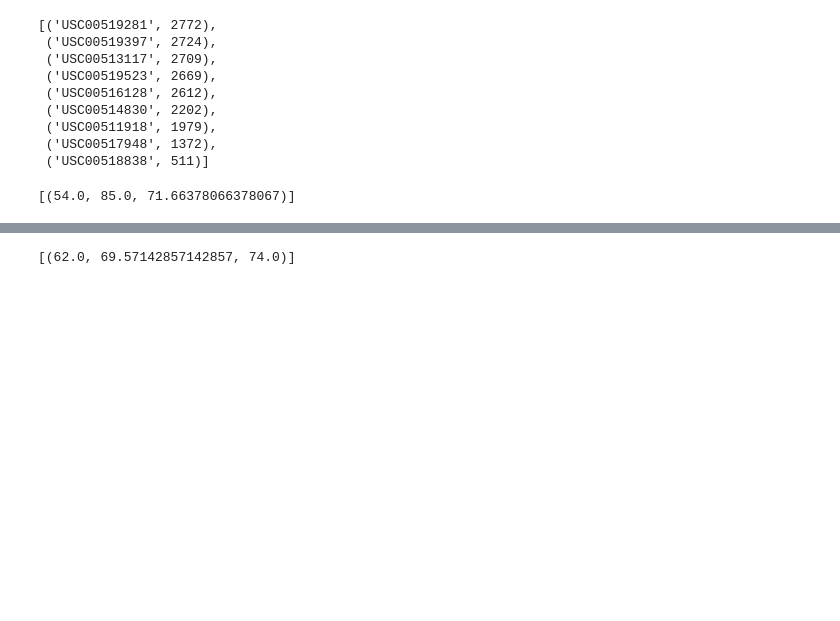
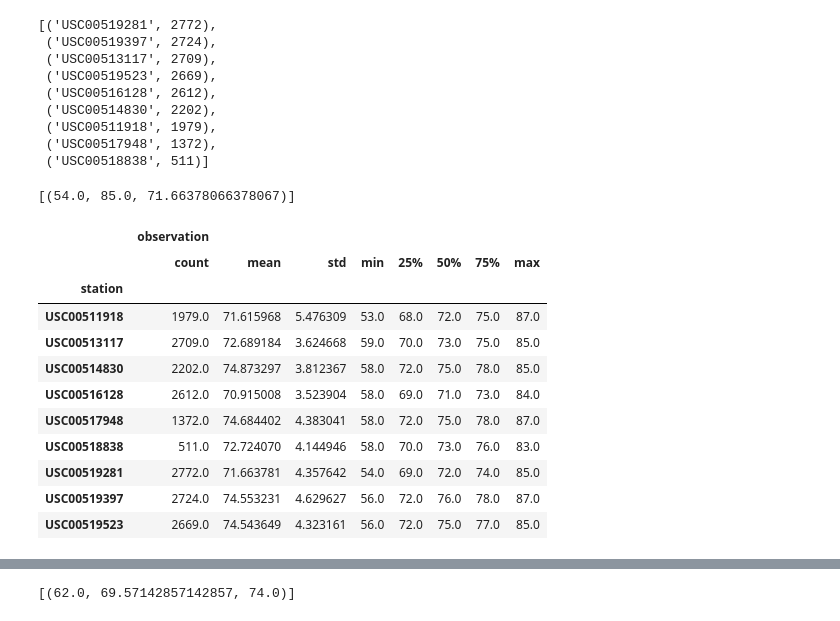
Before and after one commit to Gan001/dataviz-homework, a Jupyter notebook: Module-10/climate_starter.ipynb, the cells around one changed output, grey strips where cells are left out. Drawn from its saved outputs; the diff is of its cells as text; code cells hidden in the pictures; blank space fills up the shorter version.

Commit message:
counted stations

```diff
--- a/Module-10/climate_starter.ipynb
+++ b/Module-10/climate_starter.ipynb
@@ -123,0 +141,8 @@ df.describe()
+# %%
+active_station = session.query(Measurement.station, Measurement.tobs).all()
+# for station in active_station:
+#     print(station)
+count_df = pd.DataFrame(active_station, columns = ['station', 'observation'])
+group_df = count_df.groupby(['station'])
+group_df.count().sort_values(by= 'observation', ascending = False)
+#count_df.head()
@@ -139,6 +176,21 @@ df.describe()
 # highest temperature recorded, and average temperature most active station?
 # %% [output]
 [(54.0, 85.0, 71.66378066378067)]
+# %%
+group_df.describe()
+# %% [output]
+|  | observation |  |  |  |  |  |  |  |
+|  | count | mean | std | min | 25% | 50% | 75% | max |
+| station |  |  |  |  |  |  |  |  |
+| USC00511918 | 1979.0 | 71.615968 | 5.476309 | 53.0 | 68.0 | 72.0 | 75.0 | 87.0 |
+| USC00513117 | 2709.0 | 72.689184 | 3.624668 | 59.0 | 70.0 | 73.0 | 75.0 | 85.0 |
+| USC00514830 | 2202.0 | 74.873297 | 3.812367 | 58.0 | 72.0 | 75.0 | 78.0 | 85.0 |
+| USC00516128 | 2612.0 | 70.915008 | 3.523904 | 58.0 | 69.0 | 71.0 | 73.0 | 84.0 |
+| USC00517948 | 1372.0 | 74.684402 | 4.383041 | 58.0 | 72.0 | 75.0 | 78.0 | 87.0 |
+| USC00518838 | 511.0 | 72.724070 | 4.144946 | 58.0 | 70.0 | 73.0 | 76.0 | 83.0 |
+| USC00519281 | 2772.0 | 71.663781 | 4.357642 | 54.0 | 69.0 | 72.0 | 74.0 | 85.0 |
+| USC00519397 | 2724.0 | 74.553231 | 4.629627 | 56.0 | 72.0 | 76.0 | 78.0 | 87.0 |
+| USC00519523 | 2669.0 | 74.543649 | 4.323161 | 56.0 | 72.0 | 75.0 | 77.0 | 85.0 |
 # %%
 # Choose the station with the highest number of temperature observations.
 # Query the last 12 months of temperature observation data for this station and plot the results as a histogram
```
Also changed, not shown: parts of 3 cells of this notebook.
